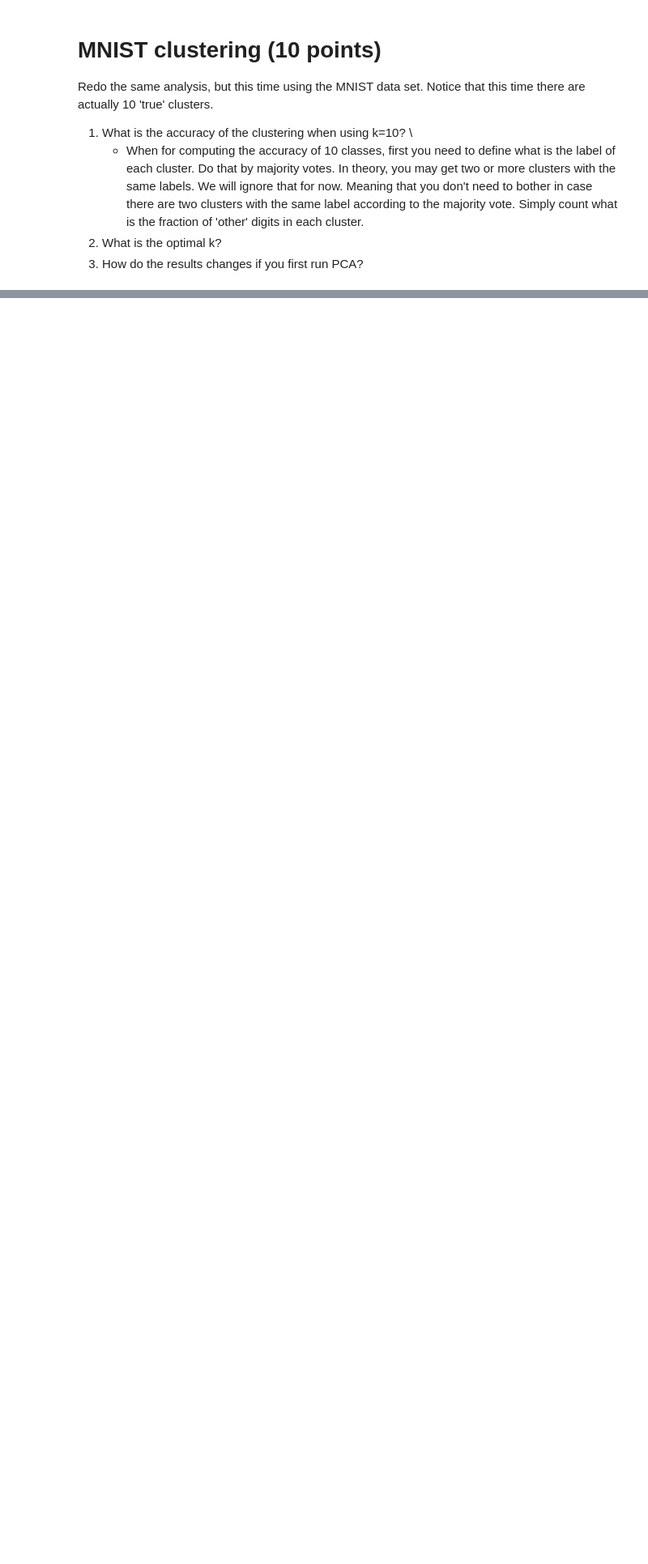
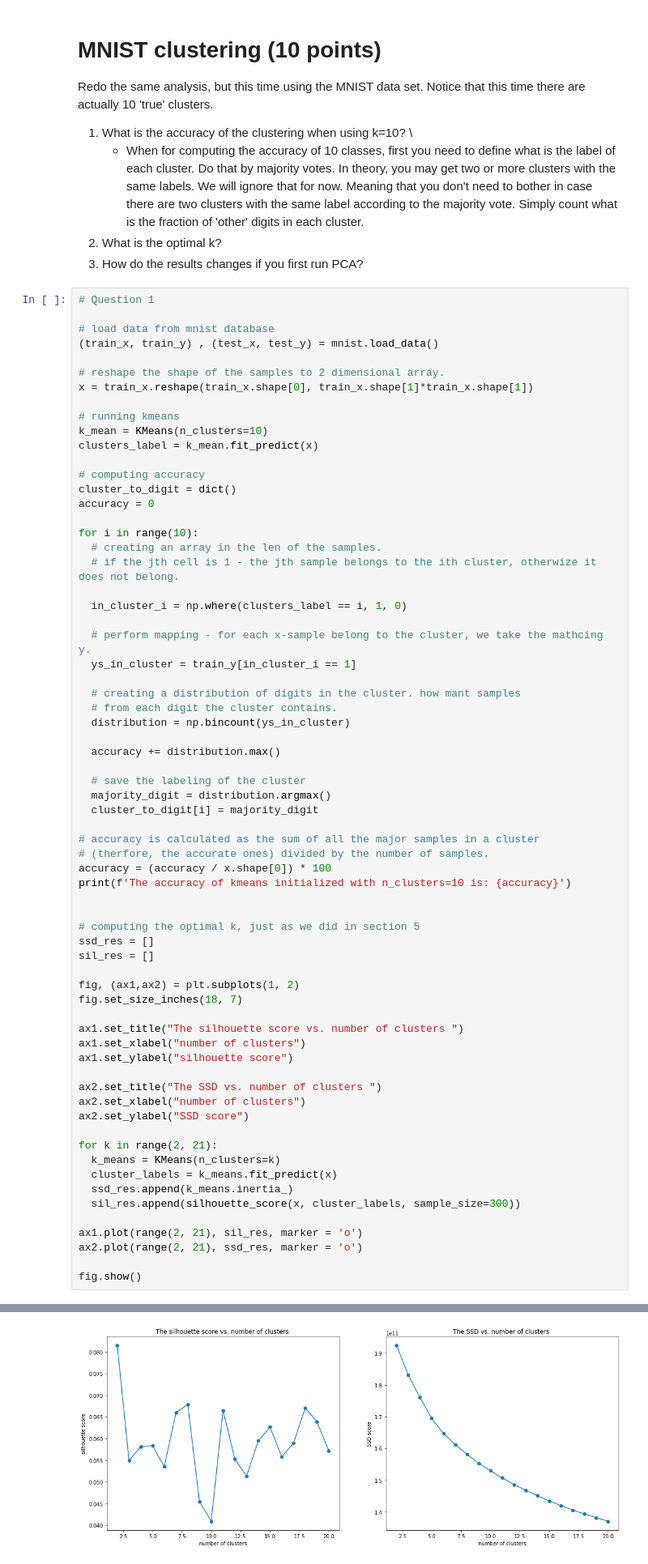
Before and after one commit to ShayHav/MachineLearning, a Jupyter notebook: Ex1.ipynb, the cells around one changed output, grey strips where cells are left out. Shown: that part at 81% size. Drawn from its saved outputs; the diff is of its cells as text; blank space fills up the shorter version.

```diff
--- a/Ex1.ipynb
+++ b/Ex1.ipynb
@@ -181,3 +334,71 @@ Redo the same analysis, but this time using the MNIST data set. Notice that this
    * When for computing the accuracy of 10 classes, first you need to define what is the label of each cluster. Do that by majority votes. In theory, you may get two or more clusters with the same labels. We will ignore that for now. Meaning that you don't need to bother in case there are two clusters with the same label according to the majority vote. Simply count what is the fraction of 'other' digits in each cluster.
 2. What is the optimal k?
 3. How do the results changes if you first run PCA?
+# %%
+# Question 1
+
+# load data from mnist database
+(train_x, train_y) , (test_x, test_y) = mnist.load_data()
+
+# reshape the shape of the samples to 2 dimensional array.
+x = train_x.reshape(train_x.shape[0], train_x.shape[1]*train_x.shape[1])
+
+# running kmeans
+k_mean = KMeans(n_clusters=10)
+clusters_label = k_mean.fit_predict(x)
+
+# computing accuracy
+cluster_to_digit = dict()
+accuracy = 0
+
+for i in range(10):
+  # creating an array in the len of the samples.
+  # if the jth cell is 1 - the jth sample belongs to the ith cluster, otherwize it does not belong.
+
+  in_cluster_i = np.where(clusters_label == i, 1, 0)
+
+  # perform mapping - for each x-sample belong to the cluster, we take the mathcing y.
+  ys_in_cluster = train_y[in_cluster_i == 1]
+
+  # creating a distribution of digits in the cluster. how mant samples
+  # from each digit the cluster contains.
+  distribution = np.bincount(ys_in_cluster)
+
+  accuracy += distribution.max()
+
+  # save the labeling of the cluster
+  majority_digit = distribution.argmax()
+  cluster_to_digit[i] = majority_digit
+
+# accuracy is calculated as the sum of all the major samples in a cluster
+# (therfore, the accurate ones) divided by the number of samples.
+accuracy = (accuracy / x.shape[0]) * 100
+print(f'The accuracy of kmeans initialized with n_clusters=10 is: {accuracy}')
+
+
+# computing the optimal k, just as we did in section 5
+ssd_res = []
+sil_res = []
+
+fig, (ax1,ax2) = plt.subplots(1, 2)
+fig.set_size_inches(18, 7)
+
+ax1.set_title("The silhouette score vs. number of clusters ")
+ax1.set_xlabel("number of clusters")
+ax1.set_ylabel("silhouette score")
+
+ax2.set_title("The SSD vs. number of clusters ")
+ax2.set_xlabel("number of clusters")
+ax2.set_ylabel("SSD score")
+
+for k in range(2, 21):
+  k_means = KMeans(n_clusters=k)
+  cluster_labels = k_means.fit_predict(x)
+  ssd_res.append(k_means.inertia_)
+  sil_res.append(silhouette_score(x, cluster_labels, sample_size=300))
+
+ax1.plot(range(2, 21), sil_res, marker = 'o')
+ax2.plot(range(2, 21), ssd_res, marker = 'o')
+
+fig.show()
+# %% [output]
@@ -183,0 +406 @@ Redo the same analysis, but this time using the MNIST data set. Notice that this
+[figure, added]
```
Also changed, not shown: parts of 21 cells of this notebook.
